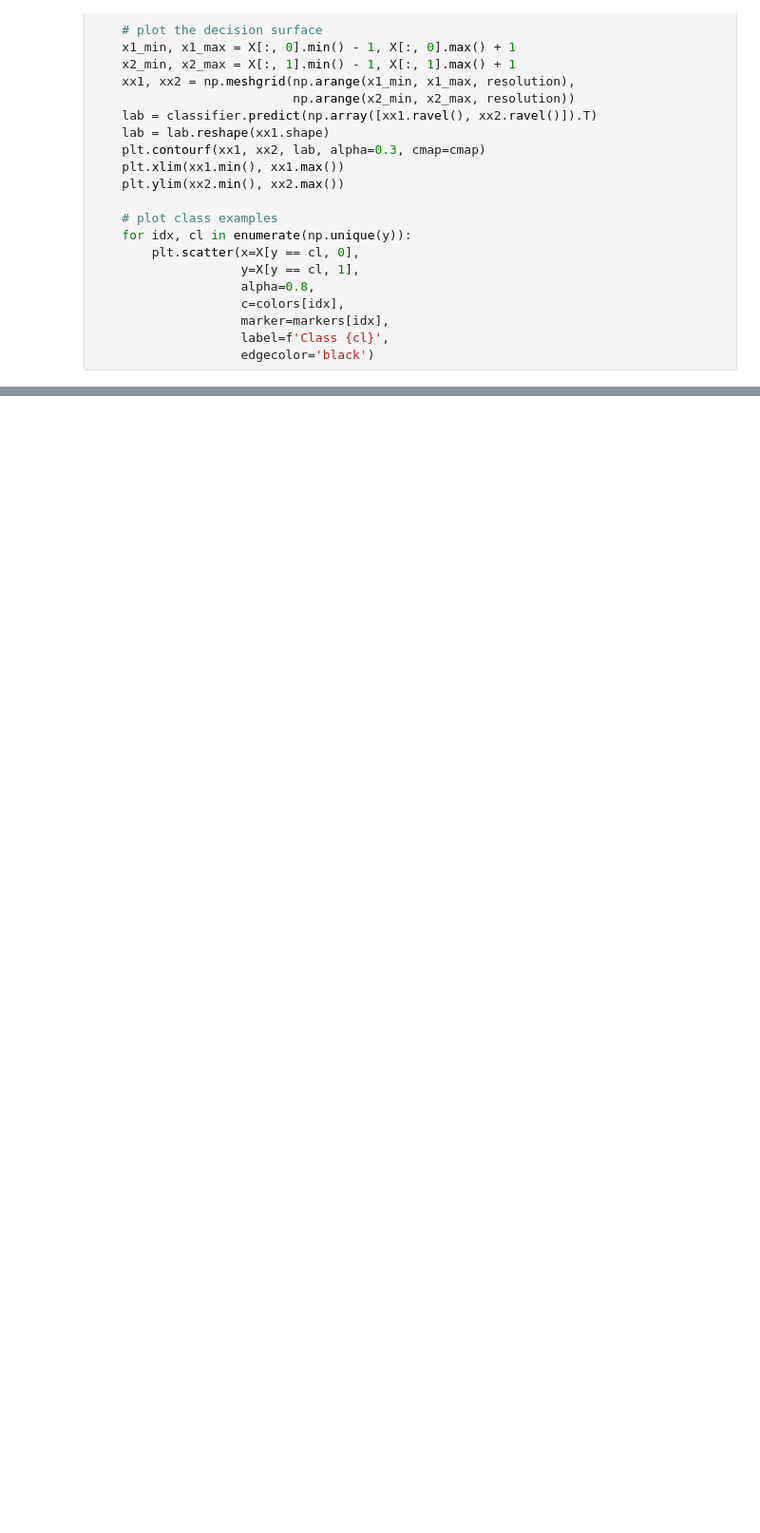
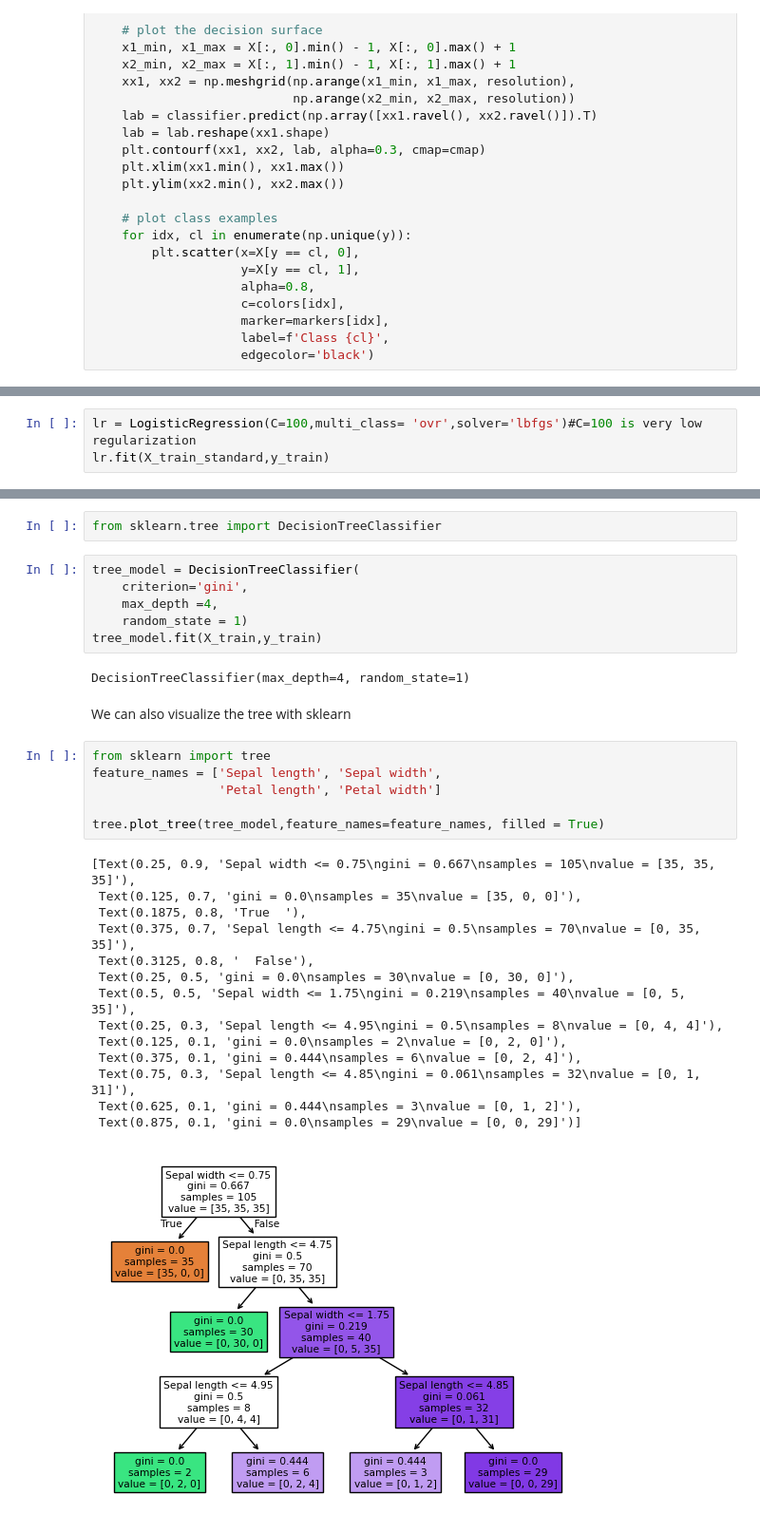
Before and after one commit to minhquangngo/ML_PyTorch_scikit_Raschka, a Jupyter notebook: Chap3_Tour_of_scikit/ch3.ipynb, the cells around one changed output, grey strips where cells are left out. Shown at 95% size. Cells and saved outputs as stored; diff of their text form; blank space fills up the shorter version.

```diff
--- a/Chap3_Tour_of_scikit/ch3.ipynb
+++ b/Chap3_Tour_of_scikit/ch3.ipynb
@@ -187,0 +194,3 @@ plt.show()
+# %%
+lr = LogisticRegression(C=100,multi_class= 'ovr',solver='lbfgs')#C=100 is very low regularization
+lr.fit(X_train_standard,y_train)
@@ -187,0 +243,33 @@ plt.show()
+# %%
+from sklearn.tree import DecisionTreeClassifier
+# %%
+tree_model = DecisionTreeClassifier(
+    criterion='gini',
+    max_depth =4,
+    random_state = 1)
+tree_model.fit(X_train,y_train)
+# %% [output]
+DecisionTreeClassifier(max_depth=4, random_state=1)
+# %% [markdown]
+We can also visualize the tree with sklearn
+# %%
+from sklearn import tree
+feature_names = ['Sepal length', 'Sepal width',
+                 'Petal length', 'Petal width']
+
+tree.plot_tree(tree_model,feature_names=feature_names, filled = True)
+# %% [output]
+[Text(0.25, 0.9, 'Sepal width <= 0.75\ngini = 0.667\nsamples = 105\nvalue = [35, 35, 35]'),
+ Text(0.125, 0.7, 'gini = 0.0\nsamples = 35\nvalue = [35, 0, 0]'),
+ Text(0.1875, 0.8, 'True  '),
+ Text(0.375, 0.7, 'Sepal length <= 4.75\ngini = 0.5\nsamples = 70\nvalue = [0, 35, 35]'),
+ Text(0.3125, 0.8, '  False'),
+ Text(0.25, 0.5, 'gini = 0.0\nsamples = 30\nvalue = [0, 30, 0]'),
+ Text(0.5, 0.5, 'Sepal width <= 1.75\ngini = 0.219\nsamples = 40\nvalue = [0, 5, 35]'),
+ Text(0.25, 0.3, 'Sepal length <= 4.95\ngini = 0.5\nsamples = 8\nvalue = [0, 4, 4]'),
+ Text(0.125, 0.1, 'gini = 0.0\nsamples = 2\nvalue = [0, 2, 0]'),
+ Text(0.375, 0.1, 'gini = 0.444\nsamples = 6\nvalue = [0, 2, 4]'),
+ Text(0.75, 0.3, 'Sepal length <= 4.85\ngini = 0.061\nsamples = 32\nvalue = [0, 1, 31]'),
+ Text(0.625, 0.1, 'gini = 0.444\nsamples = 3\nvalue = [0, 1, 2]'),
+ Text(0.875, 0.1, 'gini = 0.0\nsamples = 29\nvalue = [0, 0, 29]')]
+[figure, added]
```
Also changed, not shown: parts of 17 cells of this notebook, 1 other file.
